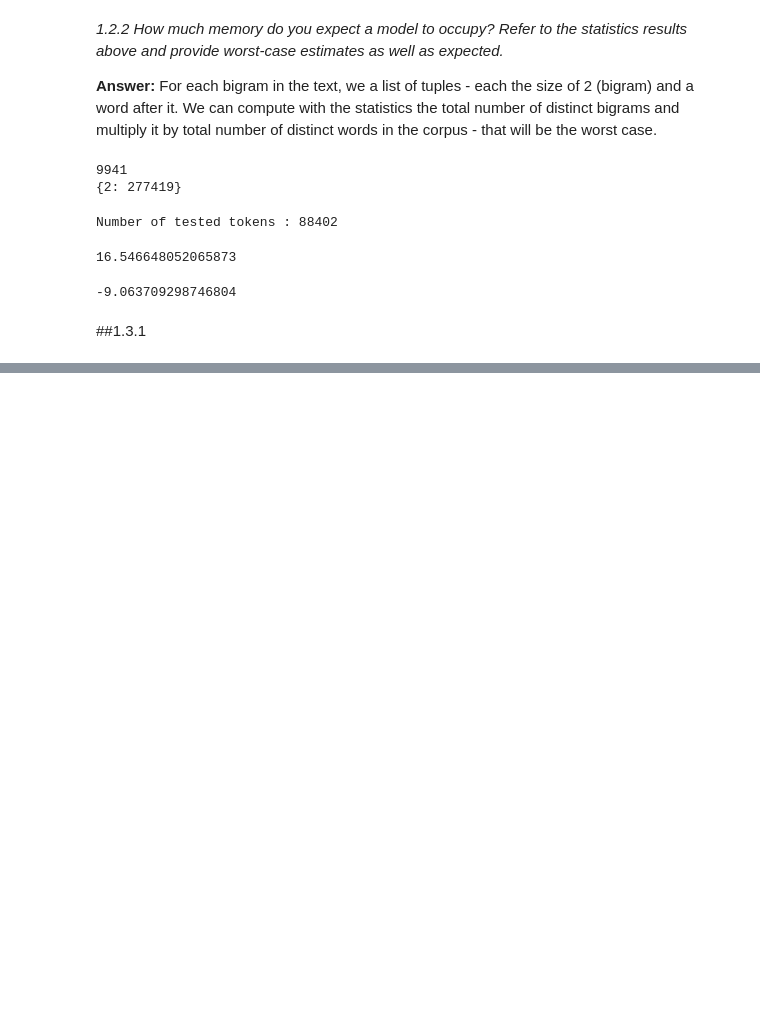
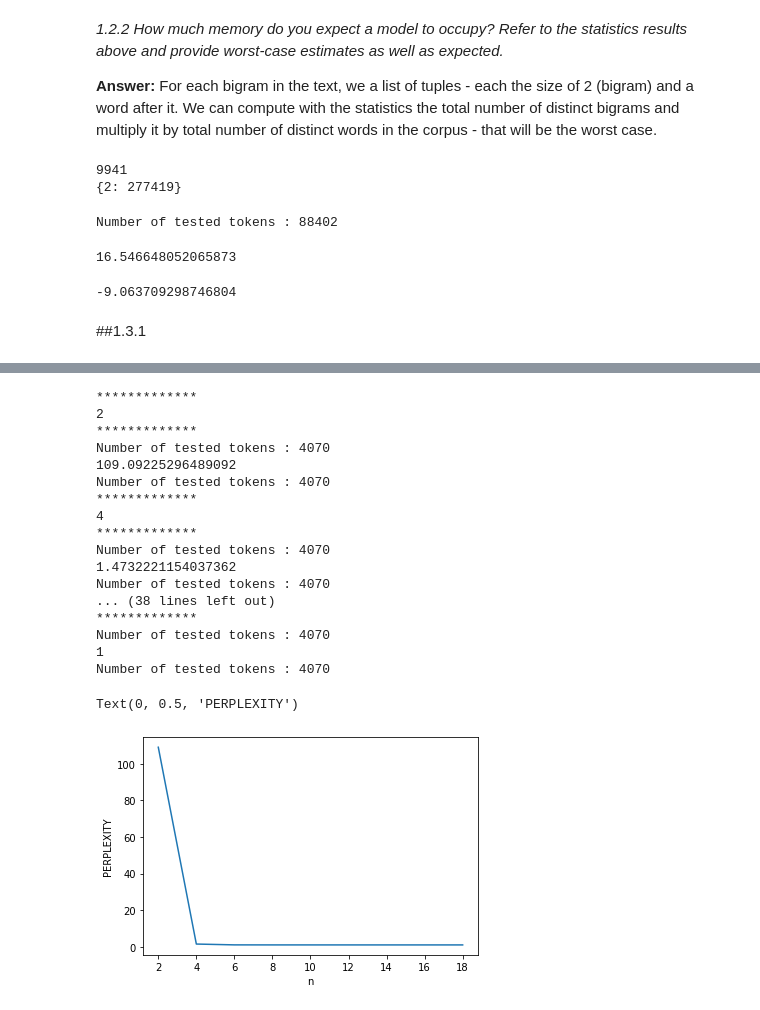
Before and after one commit to NitCoh/NLPAss1, a Jupyter notebook: part1.ipynb, the cells around one changed output, grey strips where cells are left out. Drawn from its saved outputs; the diff is of its cells as text; code cells hidden in the pictures; blank space fills up the shorter version.

```diff
--- a/part1.ipynb
+++ b/part1.ipynb
@@ -359,0 +361,37 @@ Text(0, 0.5, 'PERPLEXITY')
+# %%
+best_gamma = 1 #according to the plot above
+
+n_values = list(range(2,20,2))
+perplexity_values = []
+for n in n_values:
+  print('*************')
+  print(n)
+  print('*************')
+  lm = train_word_gen('../data/ptb.train.txt',n=n,gamma=best_gamma)
+  print (perplexity(lm,'../data/ptb.valid.txt',n=n))
+  perplexity_values += [perplexity(lm,'../data/ptb.valid.txt',n=n)]
+
+plt.plot(n_values,perplexity_values)
+#plt.loglog([val for word,val in collections.Counter(corpus).most_common(4000)])
+plt.xlabel('n')
+plt.ylabel('PERPLEXITY')
+# %% [output]
+*************
+2
+*************
+Number of tested tokens : 4070
+109.09225296489092
+Number of tested tokens : 4070
+*************
+4
+*************
+Number of tested tokens : 4070
+1.4732221154037362
+Number of tested tokens : 4070
+... (38 lines left out)
+*************
+Number of tested tokens : 4070
+1
+Number of tested tokens : 4070
+Text(0, 0.5, 'PERPLEXITY')
+[figure, added]
```
Also changed, not shown: parts of 5 cells of this notebook.
